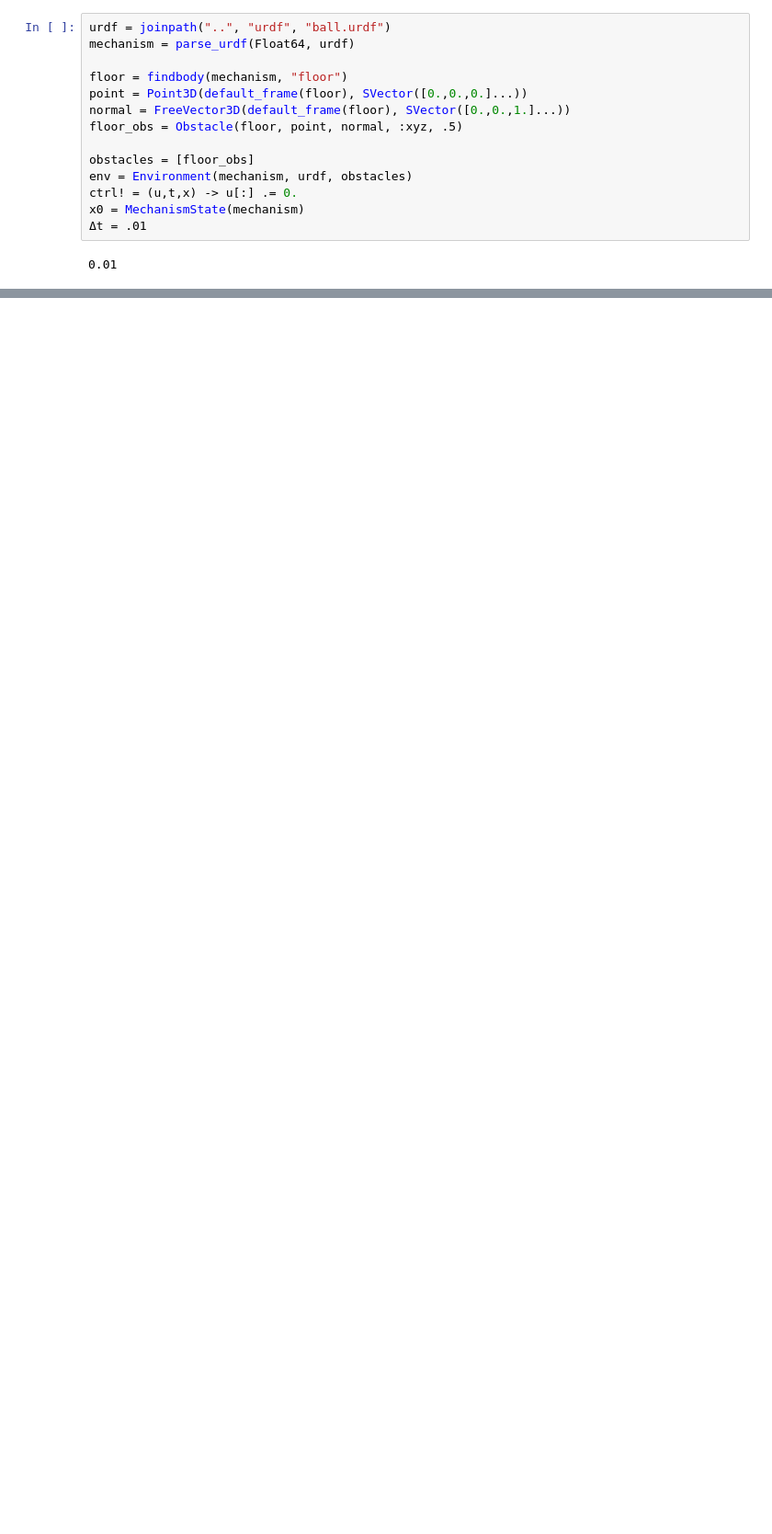
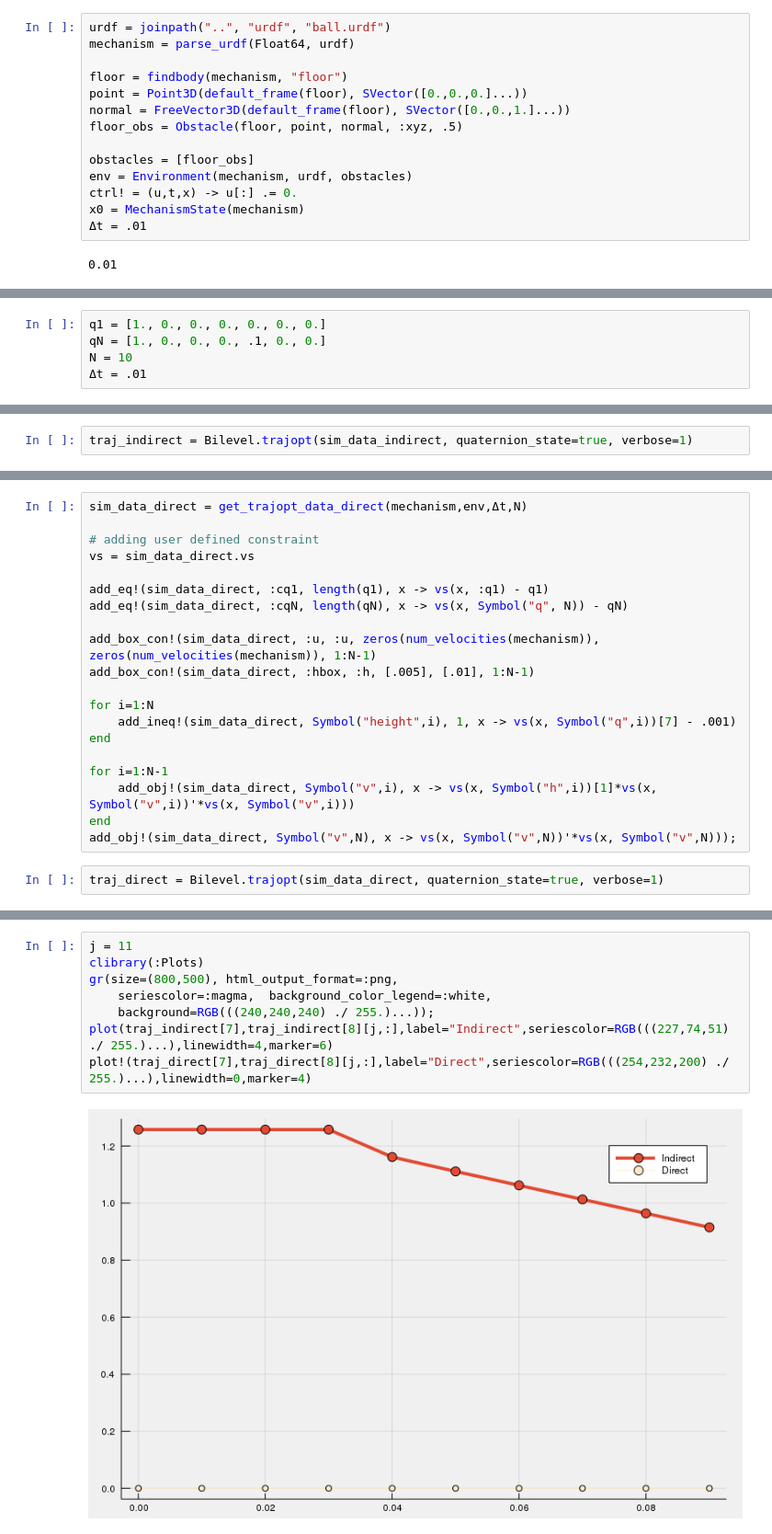
Before and after one commit to blandry/Bilevel.jl, a Jupyter notebook: notebooks/dev-1.1.ipynb, the cells around one changed output, grey strips where cells are left out. Shown at 92% size. Saved outputs shown, nothing was run; the diff lists cells and outputs as text; blank space fills up the shorter version.

```diff
--- a/notebooks/dev-1.1.ipynb
+++ b/notebooks/dev-1.1.ipynb
@@ -220,0 +166,5 @@ plot!(traj_direct[6],traj_direct[7][j,:],label="Direct",seriescolor=RGB(((254,23
+# %%
+q1 = [1., 0., 0., 0., 0., 0., 0.]
+qN = [1., 0., 0., 0., .1, 0., 0.]
+N = 10
+Δt = .01
@@ -220,0 +205,2 @@ plot!(traj_direct[6],traj_direct[7][j,:],label="Direct",seriescolor=RGB(((254,23
+# %%
+traj_indirect = Bilevel.trajopt(sim_data_indirect, quaternion_state=true, verbose=1)
@@ -220,0 +210,22 @@ plot!(traj_direct[6],traj_direct[7][j,:],label="Direct",seriescolor=RGB(((254,23
+# %%
+sim_data_direct = get_trajopt_data_direct(mechanism,env,Δt,N)
+
+# adding user defined constraint
+vs = sim_data_direct.vs
+
+add_eq!(sim_data_direct, :cq1, length(q1), x -> vs(x, :q1) - q1)
+add_eq!(sim_data_direct, :cqN, length(qN), x -> vs(x, Symbol("q", N)) - qN)
+
+add_box_con!(sim_data_direct, :u, :u, zeros(num_velocities(mechanism)), zeros(num_velocities(mechanism)), 1:N-1)
+add_box_con!(sim_data_direct, :hbox, :h, [.005], [.01], 1:N-1)
+
+for i=1:N
+    add_ineq!(sim_data_direct, Symbol("height",i), 1, x -> vs(x, Symbol("q",i))[7] - .001)
+end
+
+for i=1:N-1
+    add_obj!(sim_data_direct, Symbol("v",i), x -> vs(x, Symbol("h",i))[1]*vs(x, Symbol("v",i))'*vs(x, Symbol("v",i)))
+end
+add_obj!(sim_data_direct, Symbol("v",N), x -> vs(x, Symbol("v",N))'*vs(x, Symbol("v",N)));
+# %%
+traj_direct = Bilevel.trajopt(sim_data_direct, quaternion_state=true, verbose=1)
@@ -220,0 +234,10 @@ plot!(traj_direct[6],traj_direct[7][j,:],label="Direct",seriescolor=RGB(((254,23
+# %%
+j = 11
+clibrary(:Plots)
+gr(size=(800,500), html_output_format=:png,
+    seriescolor=:magma,  background_color_legend=:white,
+    background=RGB(((240,240,240) ./ 255.)...));
+plot(traj_indirect[7],traj_indirect[8][j,:],label="Indirect",seriescolor=RGB(((227,74,51) ./ 255.)...),linewidth=4,marker=6)
+plot!(traj_direct[7],traj_direct[8][j,:],label="Direct",seriescolor=RGB(((254,232,200) ./ 255.)...),linewidth=0,marker=4)
+# %% [output]
+[figure, added]
```
Also changed, not shown: parts of 10 cells of this notebook, 2 other files.
